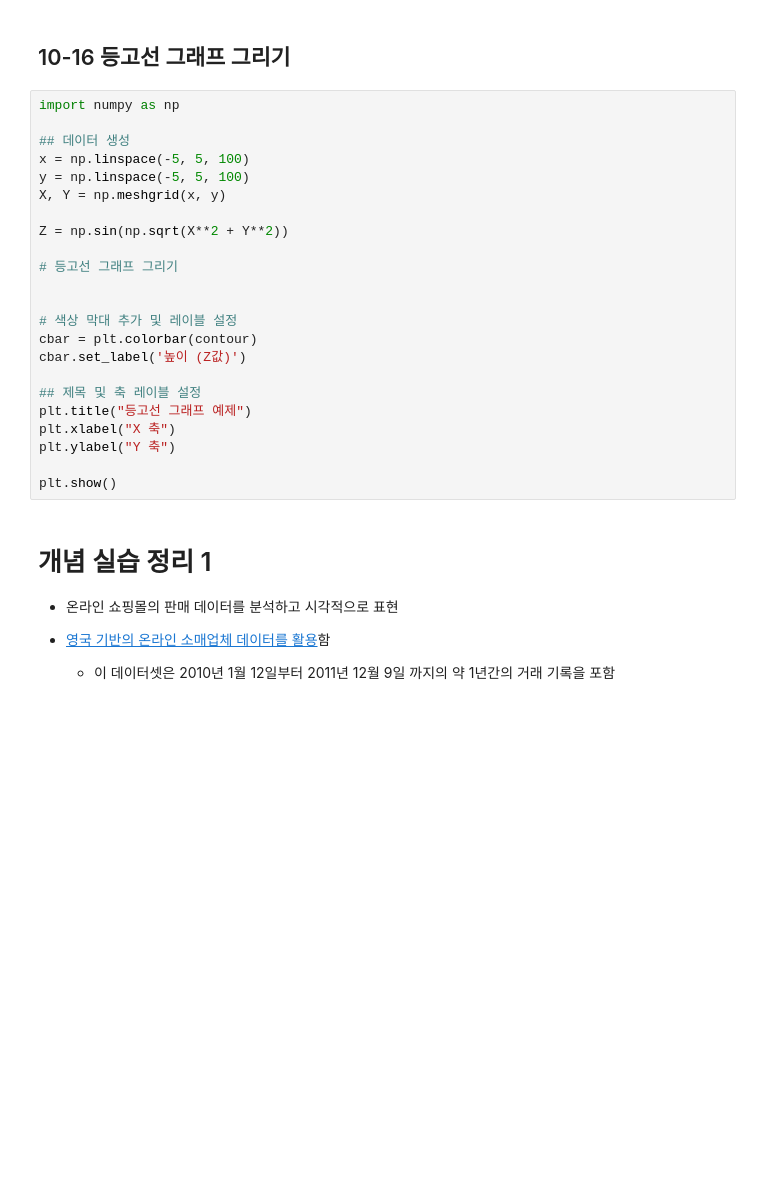
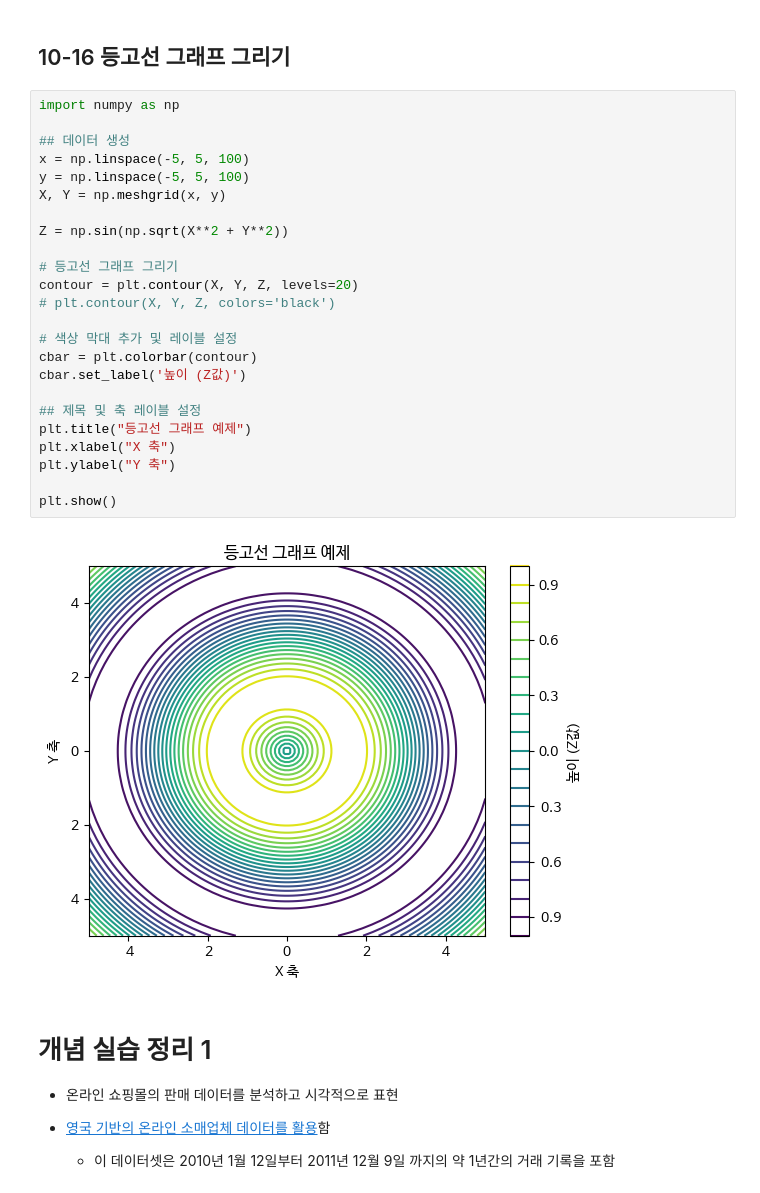
Before and after one commit to asr-knou/Data-Analysis-with-Open-Source, a Jupyter notebook: 오픈소스_데이터_분석_10강.ipynb, the cells around one changed output. Saved outputs shown, nothing was run; the diff lists cells and outputs as text; blank space fills up the shorter version.

```diff
--- a/오픈소스_데이터_분석_10강.ipynb
+++ b/오픈소스_데이터_분석_10강.ipynb
@@ -391,26 +393,29 @@ plt.show()
 # %%
 import numpy as np
 
 ## 데이터 생성
 x = np.linspace(-5, 5, 100)
 y = np.linspace(-5, 5, 100)
 X, Y = np.meshgrid(x, y)
 
 Z = np.sin(np.sqrt(X**2 + Y**2))
 
 # 등고선 그래프 그리기
-
+contour = plt.contour(X, Y, Z, levels=20)
+# plt.contour(X, Y, Z, colors='black')
 
 # 색상 막대 추가 및 레이블 설정
 cbar = plt.colorbar(contour)
 cbar.set_label('높이 (Z값)')
 
 ## 제목 및 축 레이블 설정
 plt.title("등고선 그래프 예제")
 plt.xlabel("X 축")
 plt.ylabel("Y 축")
 
 plt.show()
+# %% [output]
+[figure, added]
 # %% [markdown]
 # 개념 실습 정리 1
 
```
Also changed, not shown: parts of 6 cells of this notebook.
